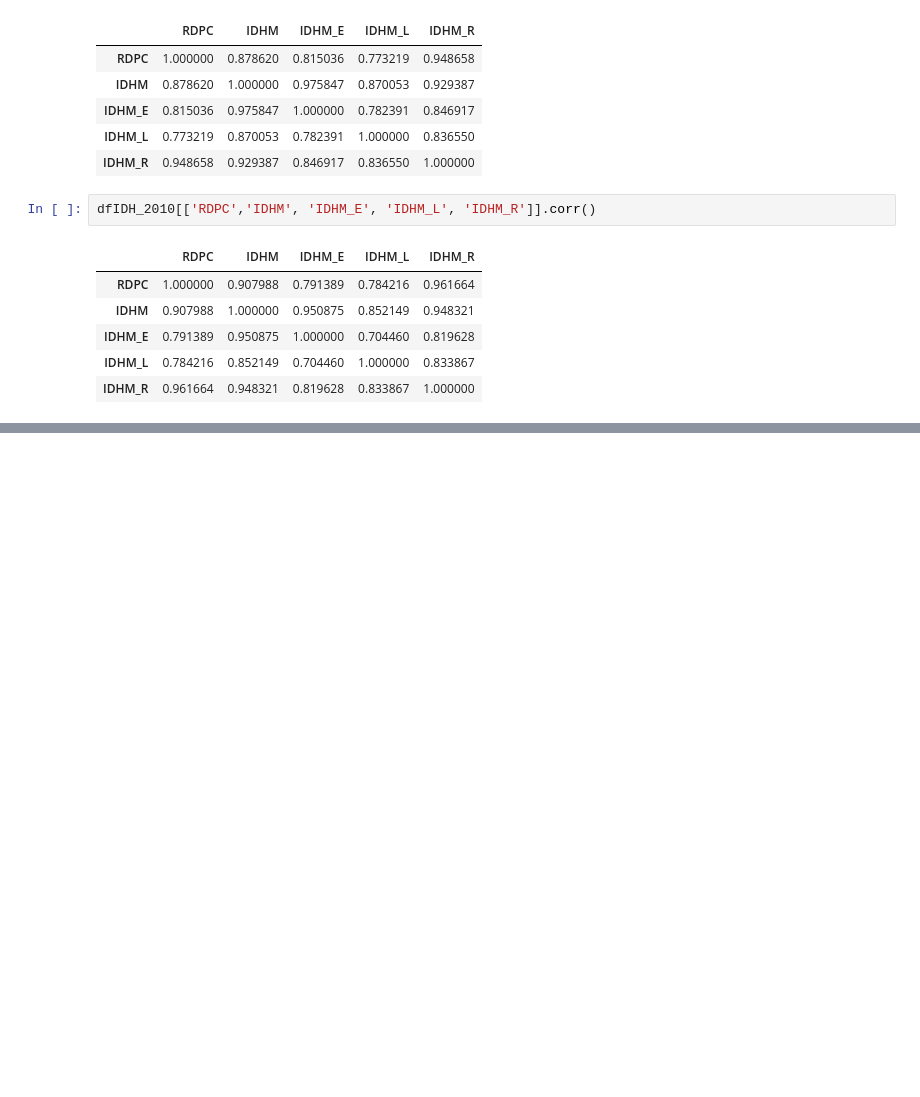
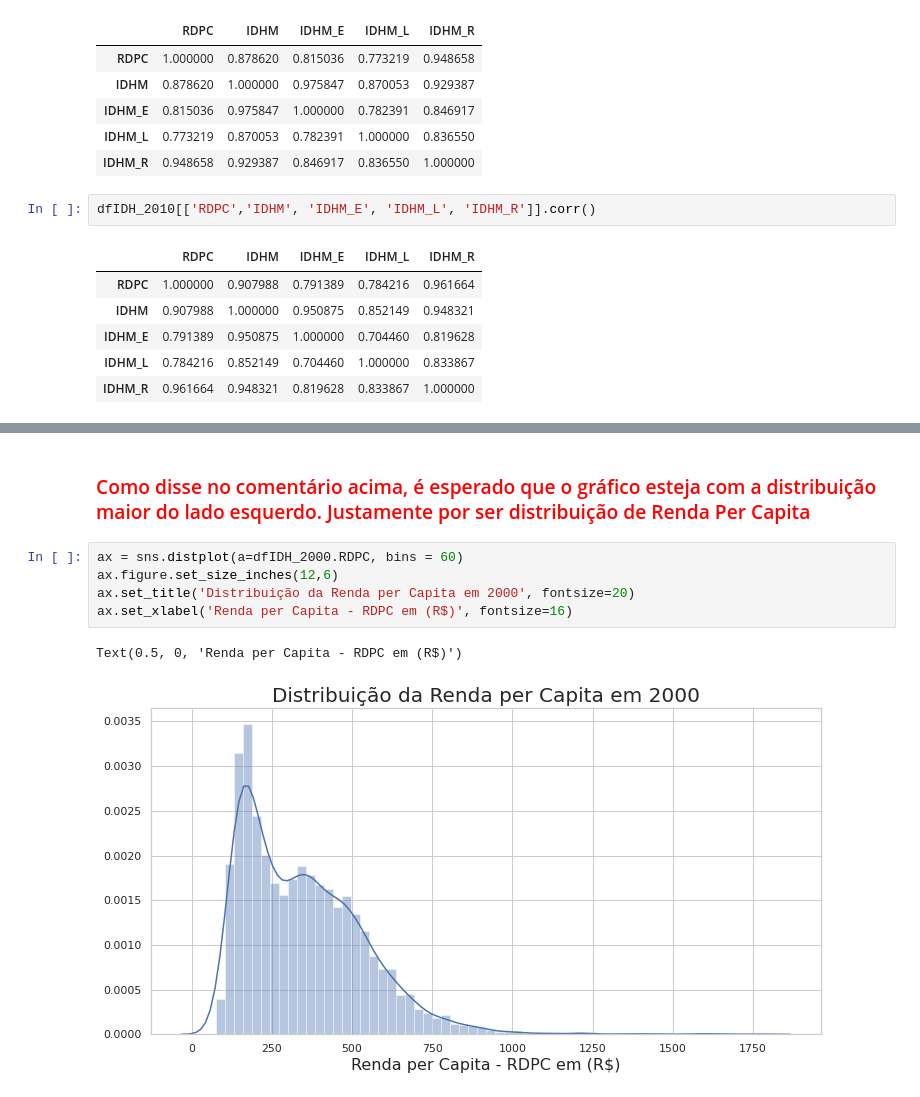
Before and after one commit to EmersonFranca/IDH_Atlas, a Jupyter notebook: Analise_Exploratoria/1_Analise_Exploratoria.ipynb, the cells around one changed output, grey strips where cells are left out. Drawn from its saved outputs; the diff is of its cells as text; blank space fills up the shorter version.

```diff
--- a/Analise_Exploratoria/1_Analise_Exploratoria.ipynb
+++ b/Analise_Exploratoria/1_Analise_Exploratoria.ipynb
@@ -112,0 +179,10 @@ dfIDH_2010[['RDPC','IDHM', 'IDHM_E', 'IDHM_L', 'IDHM_R']].corr()
+# %% [markdown]
+### <font color = 'red'> Como disse no comentário acima, é esperado que o gráfico esteja com a distribuição maior do lado esquerdo. Justamente por ser distribuição de Renda Per Capita </font>
+# %%
+ax = sns.distplot(a=dfIDH_2000.RDPC, bins = 60)
+ax.figure.set_size_inches(12,6)
+ax.set_title('Distribuição da Renda per Capita em 2000', fontsize=20)
+ax.set_xlabel('Renda per Capita - RDPC em (R$)', fontsize=16)
+# %% [output]
+Text(0.5, 0, 'Renda per Capita - RDPC em (R$)')
+[figure, added]
```
Also changed, not shown: parts of 16 cells of this notebook.
